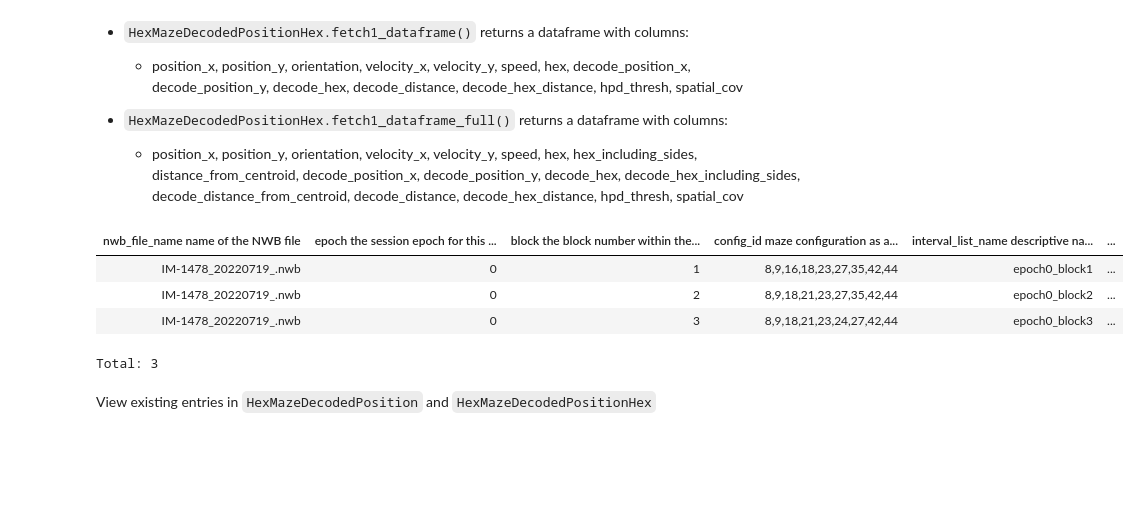
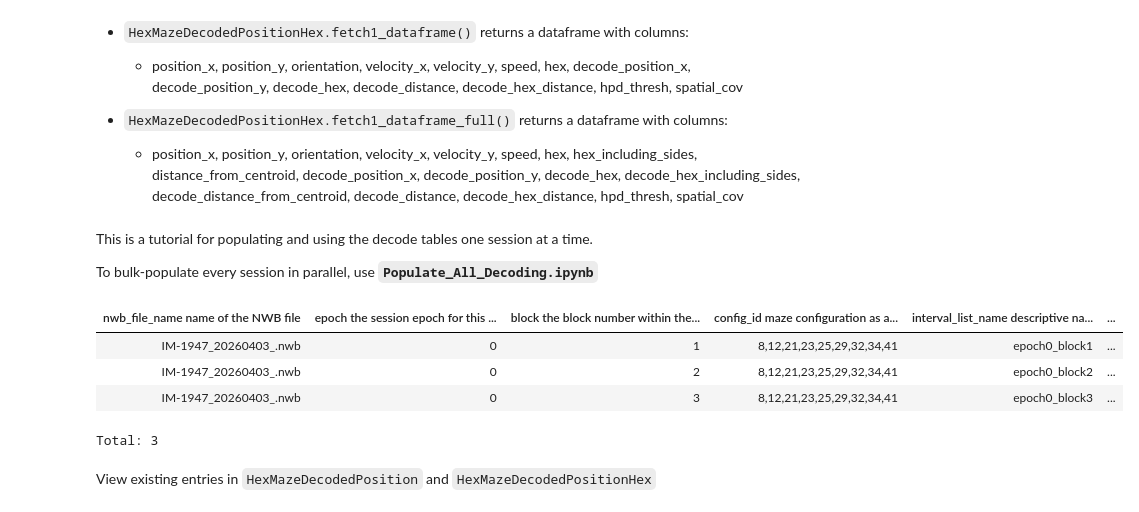
Before and after one commit to calderast/Hex-maze-spyglass, a Jupyter notebook: notebooks/Hex_Maze_Decode_Tables.ipynb, the cells around one changed output. Saved outputs shown, nothing was run; the diff lists cells and outputs as text; code cells hidden in the pictures; blank space fills up the shorter version.

```diff
--- a/notebooks/Hex_Maze_Decode_Tables.ipynb
+++ b/notebooks/Hex_Maze_Decode_Tables.ipynb
@@ -24,30 +24,34 @@ assigns actual and decoded position from `HexMazeDecodedPosition` to a maze hex
 
 - `HexMazeDecodedPositionHex.fetch1_dataframe_full()` returns a dataframe with columns:
     - position_x, position_y, orientation, velocity_x, velocity_y, speed, hex, hex_including_sides, distance_from_centroid, decode_position_x, decode_position_y, decode_hex, decode_hex_including_sides, decode_distance_from_centroid, decode_distance, decode_hex_distance, hpd_thresh, spatial_cov
+# %% [markdown]
+This is a tutorial for populating and using the decode tables one session at a time.
+
+To bulk-populate every session in parallel, use **`Populate_All_Decoding.ipynb`**
 # %%
 import matplotlib.pyplot as plt
 import datajoint as dj
 import numpy as np
 
 import spyglass.common as sgc
 from spyglass.decoding.decoding_merge import DecodingOutput
 
 from spyglass_hexmaze.hex_maze_behavior import HexMazeBlock
 from spyglass_hexmaze.hex_maze_decoding import (
     HexMazeDecodedPosition,
     HexMazeDecodedPositionHex,
     HexMazeDecodedPositionHexAnnotated,
     HexMazeDecodedHexPath,
 )
 
 # Make sure the session exists in the hex maze tables
-nwb_file_name = "IM-1478_20220719_.nwb"
+nwb_file_name = "IM-1947_20260403_.nwb"
 display(HexMazeBlock() & {"nwb_file_name": nwb_file_name})
 # %% [output]
 | nwb_file_name name of the NWB file | epoch the session epoch for this ... | block the block number within the... | config_id maze configuration as a... | interval_list_name descriptive na... | ... |
-| IM-1478_20220719_.nwb | 0 | 1 | 8,9,16,18,23,27,35,42,44 | epoch0_block1 | ... |
-| IM-1478_20220719_.nwb | 0 | 2 | 8,9,18,21,23,27,35,42,44 | epoch0_block2 | ... |
-| IM-1478_20220719_.nwb | 0 | 3 | 8,9,18,21,23,24,27,42,44 | epoch0_block3 | ... |
+| IM-1947_20260403_.nwb | 0 | 1 | 8,12,21,23,25,29,32,34,41 | epoch0_block1 | ... |
+| IM-1947_20260403_.nwb | 0 | 2 | 8,12,21,23,25,29,32,34,41 | epoch0_block2 | ... |
+| IM-1947_20260403_.nwb | 0 | 3 | 8,12,21,23,25,29,32,34,41 | epoch0_block3 | ... |
 Total: 3
 # %% [markdown]
 View existing entries in `HexMazeDecodedPosition` and `HexMazeDecodedPositionHex`
```
Also changed, not shown: parts of 7 cells of this notebook, 4 other files.
